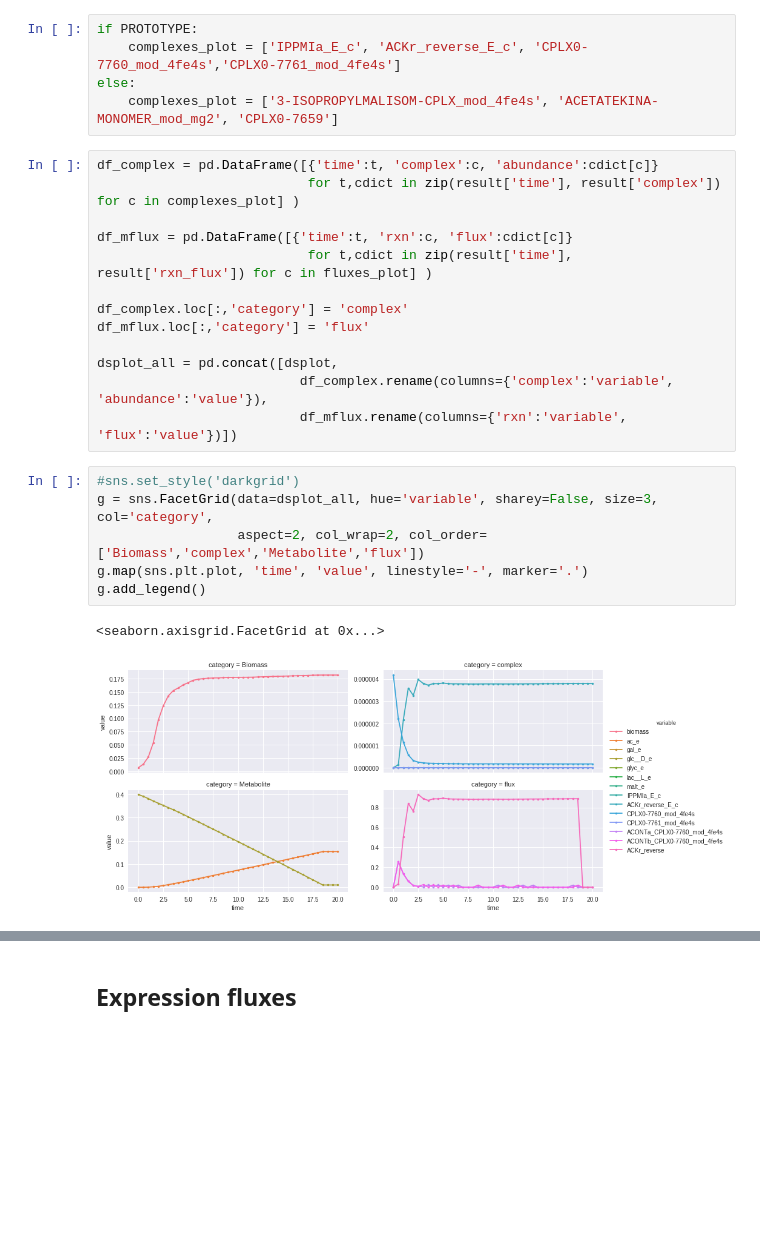
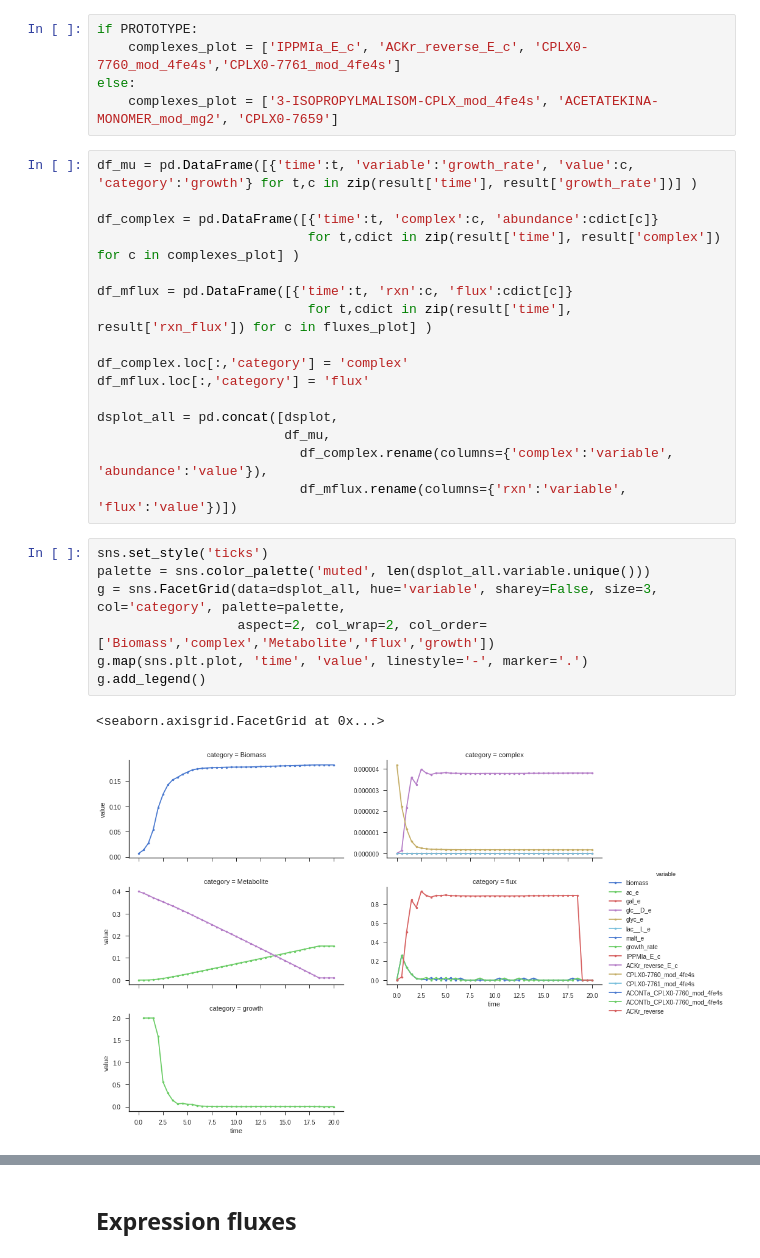
Before and after one commit to SBRG/dynamicme, a Jupyter notebook: notebooks/testing/test_dynamic.ipynb, the cells around one changed output, grey strips where cells are left out. Saved outputs shown, nothing was run; the diff lists cells and outputs as text; blank space fills up the shorter version.

```diff
--- a/notebooks/testing/test_dynamic.ipynb
+++ b/notebooks/testing/test_dynamic.ipynb
@@ -455,6 +455,8 @@ if PROTOTYPE:
 else:
     complexes_plot = ['3-ISOPROPYLMALISOM-CPLX_mod_4fe4s', 'ACETATEKINA-MONOMER_mod_mg2', 'CPLX0-7659']
 # %%
+df_mu = pd.DataFrame([{'time':t, 'variable':'growth_rate', 'value':c, 'category':'growth'} for t,c in zip(result['time'], result['growth_rate'])] )
+
 df_complex = pd.DataFrame([{'time':t, 'complex':c, 'abundance':cdict[c]}
                            for t,cdict in zip(result['time'], result['complex']) for c in complexes_plot] )
 
@@ -465,14 +467,16 @@ df_complex.loc[:,'category'] = 'complex'
 df_mflux.loc[:,'category'] = 'flux'
 
 dsplot_all = pd.concat([dsplot,
+                        df_mu,
                           df_complex.rename(columns={'complex':'variable', 'abundance':'value'}),
                           df_mflux.rename(columns={'rxn':'variable', 'flux':'value'})])
 # %%
-#sns.set_style('darkgrid')
-g = sns.FacetGrid(data=dsplot_all, hue='variable', sharey=False, size=3, col='category',
-                  aspect=2, col_wrap=2, col_order=['Biomass','complex','Metabolite','flux'])
+sns.set_style('ticks')
+palette = sns.color_palette('muted', len(dsplot_all.variable.unique()))
+g = sns.FacetGrid(data=dsplot_all, hue='variable', sharey=False, size=3, col='category', palette=palette,
+                  aspect=2, col_wrap=2, col_order=['Biomass','complex','Metabolite','flux','growth'])
 g.map(sns.plt.plot, 'time', 'value', linestyle='-', marker='.')
 g.add_legend()
 # %% [output]
 <seaborn.axisgrid.FacetGrid at 0x...>
-[figure, old version]
+[figure, new version]
```
Also changed, not shown: parts of 14 cells of this notebook, 1 other file.
